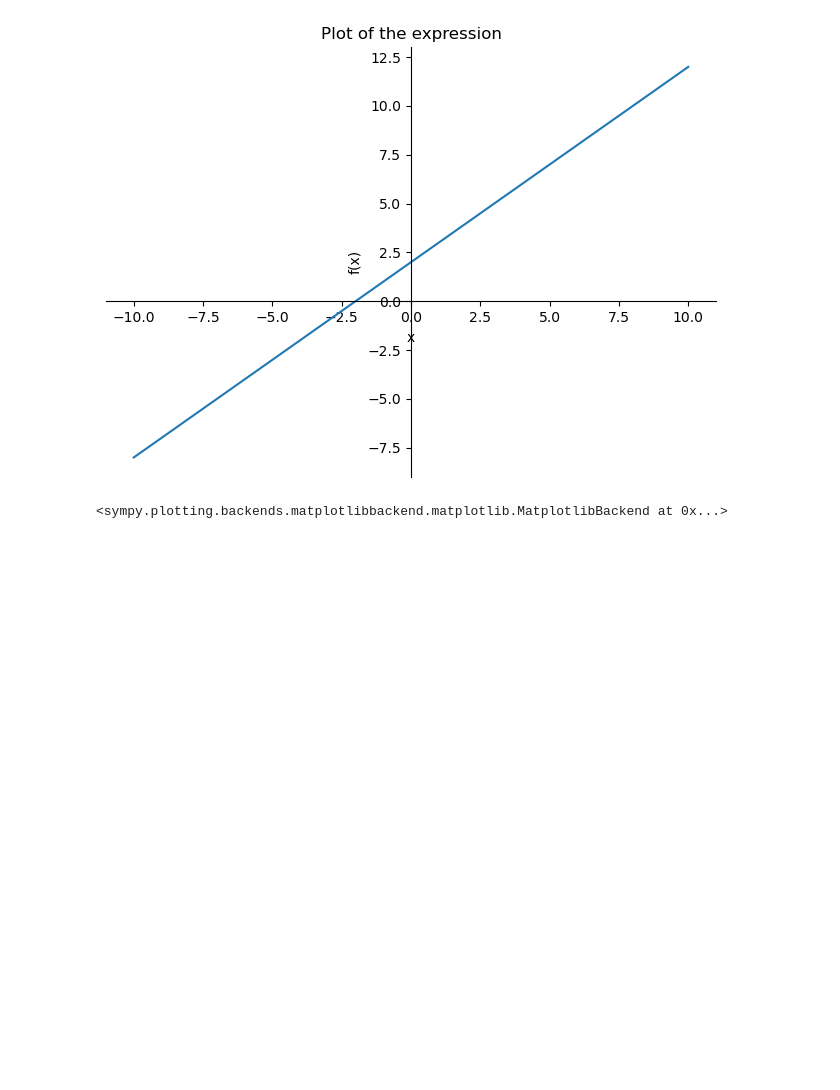
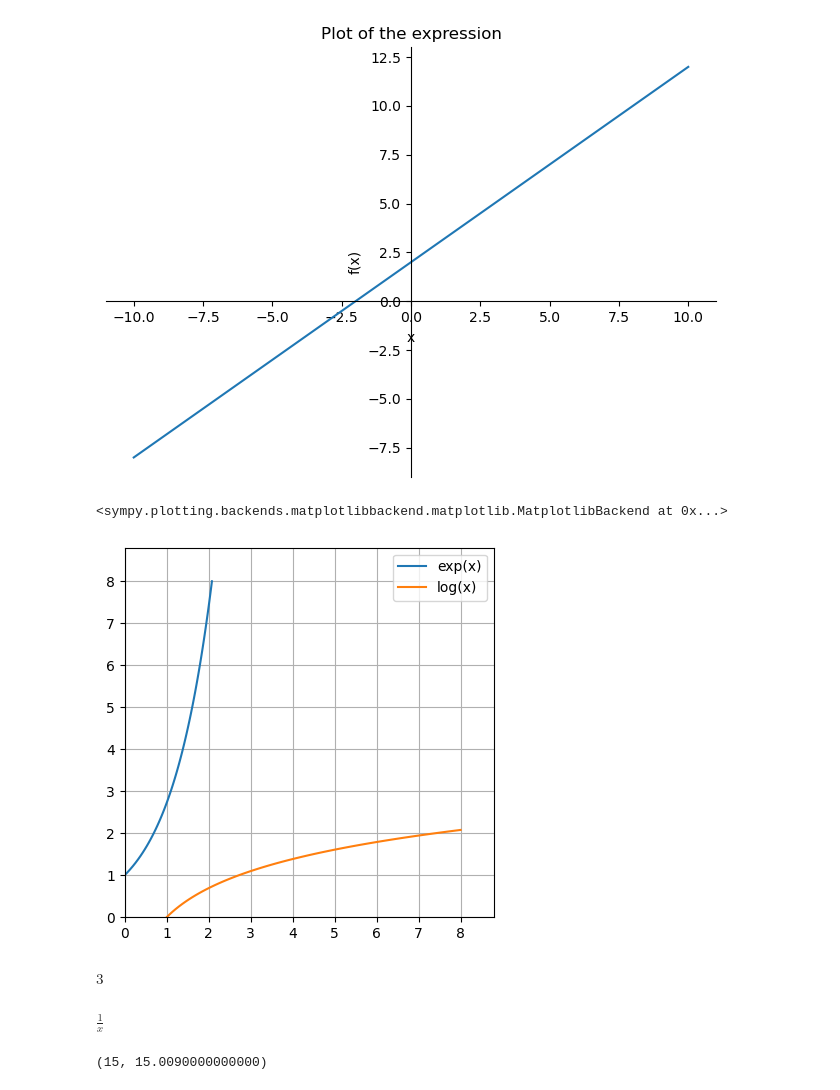
Before and after one commit to Harden-code/my, a Jupyter notebook: temp.ipynb, the cells around one changed output. Saved outputs shown, nothing was run; the diff lists cells and outputs as text; code cells hidden in the pictures; blank space fills up the shorter version.

```diff
--- a/temp.ipynb
+++ b/temp.ipynb
@@ -27,3 +27,59 @@ x  - 4
 x - 2
 [figure]
 <sympy.plotting.backends.matplotlibbackend.matplotlib.MatplotlibBackend at 0x...>
+# %%
+import matplotlib.pyplot as plt
+import numpy as np
+
+x=np.linspace(0.1, 8, 100)
+y2=np.log(x)
+y1=np.exp(y2)
+
+fig, ax = plt.subplots()
+ax.plot(y2, y1, label='exp(x)')
+ax.plot(x, y2, label='log(x)')
+ax.legend()
+ax.set_aspect('equal')
+ax.set_xlim(0, np.max(x)*1.1)
+ax.set_ylim(0, np.max(x)*1.1)
+ax.set_xticks(np.arange(0, np.max(x)*1.1, 1))
+ax.set_yticks(np.arange(0, np.max(x)*1.1, 1))
+ax.grid(True)
+# %% [output]
+[figure, added]
+# %%
+# 反函数
+from sympy import *
+from sympy.plotting import plot
+from sympy.abc import x,y,z,a
+f=2*x + 1
+solve(f-y,x)
+
+y1=ln(x)
+y2=exp(x)
+
+# (3,ln(3)) (exp(3),3)
+ln(x).diff().subs(x,3)
+exp(x).diff().subs(x,log(3))
+# %% [output]
+$\displaystyle 3$
+# %%
+from sympy import *
+
+x=symbols('x')
+E**integrate(-1/x)
+# %% [output]
+$\displaystyle \frac{1}{x}$
+# %%
+from sympy import *
+x,n,i=symbols('x,n,i')
+f=x**2
+fdiff=f.diff(x)
+sup=4
+sub=1
+idx=(sup-sub)/n
+xi=sub+idx*i
+fsum=2*xi*idx
+Integral(fdiff,(x,sub,sup)).doit(),Sum(fsum,(i,1,n)).evalf(subs={'n':1000})
+# %% [output]
+(15, 15.0090000000000)
```
Also changed, not shown: 1 other file.
